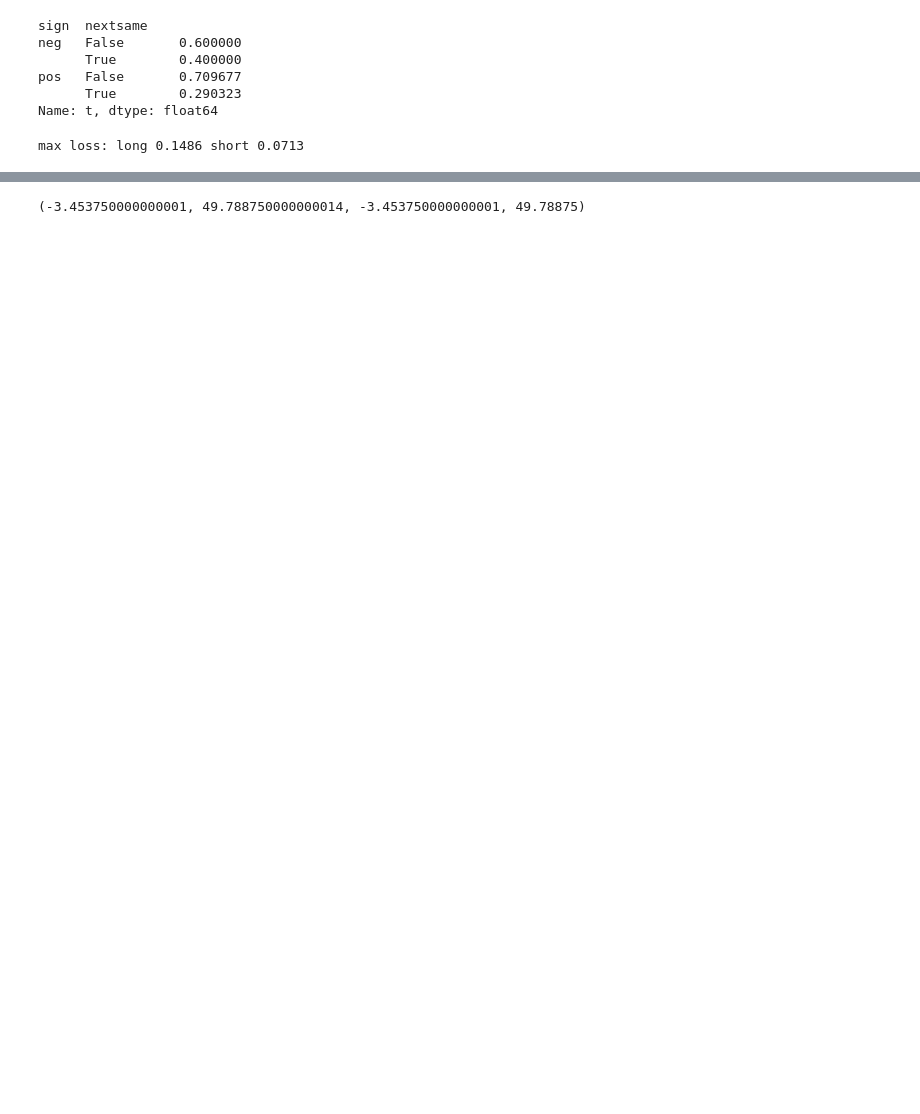
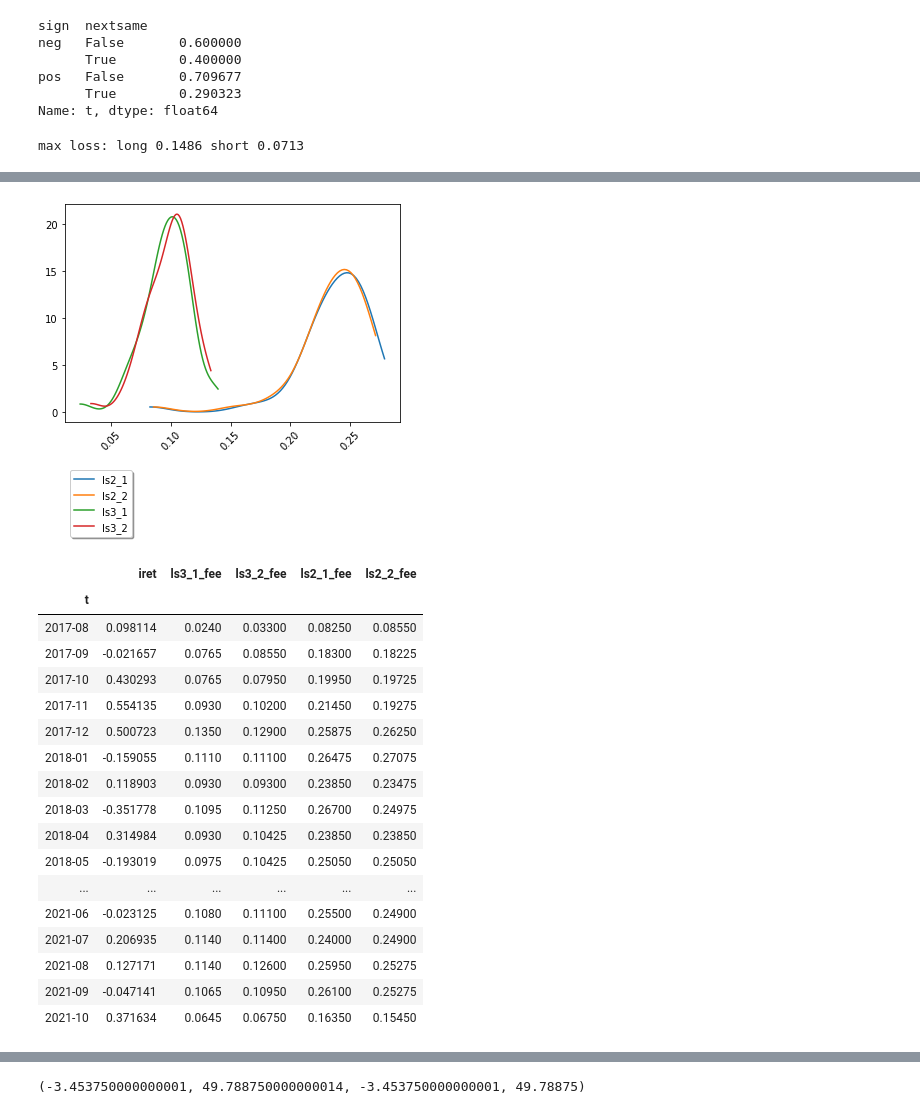
Before and after one commit to antogranell/gdax, a Jupyter notebook: project_index_2.ipynb, the cells around one changed output, grey strips where cells are left out. Cells and saved outputs as stored; diff of their text form; code cells hidden in the pictures; blank space fills up the shorter version.

```diff
--- a/project_index_2.ipynb
+++ b/project_index_2.ipynb
@@ -585,0 +625,28 @@ x.groupby(x.t.dt.to_period("Y") )['iret','ls3_1_no', 'ls3_1', 'ls3_2_no', 'ls3_2
+# %%
+# 1h
+msum = x1h.groupby(x1h.t.dt.to_period("M") )['iret','ls3_1_fee', 'ls3_2_fee', 'ls2_1_fee', 'ls2_2_fee'].sum()
+asys.plot_pdf(msum['ls2_1_fee'], label='ls2_1', show=False)
+asys.plot_pdf(msum['ls2_2_fee'], label='ls2_2', show=False)
+asys.plot_pdf(msum['ls3_1_fee'], label='ls3_1', show=False)
+asys.plot_pdf(msum['ls3_2_fee'], label='ls3_2')
+msum
+# %% [output]
+[figure, added]
+|  | iret | ls3_1_fee | ls3_2_fee | ls2_1_fee | ls2_2_fee |
+| t |  |  |  |  |  |
+| 2017-08 | 0.098114 | 0.0240 | 0.03300 | 0.08250 | 0.08550 |
+| 2017-09 | -0.021657 | 0.0765 | 0.08550 | 0.18300 | 0.18225 |
+| 2017-10 | 0.430293 | 0.0765 | 0.07950 | 0.19950 | 0.19725 |
+| 2017-11 | 0.554135 | 0.0930 | 0.10200 | 0.21450 | 0.19275 |
+| 2017-12 | 0.500723 | 0.1350 | 0.12900 | 0.25875 | 0.26250 |
+| 2018-01 | -0.159055 | 0.1110 | 0.11100 | 0.26475 | 0.27075 |
+| 2018-02 | 0.118903 | 0.0930 | 0.09300 | 0.23850 | 0.23475 |
+| 2018-03 | -0.351778 | 0.1095 | 0.11250 | 0.26700 | 0.24975 |
+| 2018-04 | 0.314984 | 0.0930 | 0.10425 | 0.23850 | 0.23850 |
+| 2018-05 | -0.193019 | 0.0975 | 0.10425 | 0.25050 | 0.25050 |
+| ... | ... | ... | ... | ... | ... |
+| 2021-06 | -0.023125 | 0.1080 | 0.11100 | 0.25500 | 0.24900 |
+| 2021-07 | 0.206935 | 0.1140 | 0.11400 | 0.24000 | 0.24900 |
+| 2021-08 | 0.127171 | 0.1140 | 0.12600 | 0.25950 | 0.25275 |
+| 2021-09 | -0.047141 | 0.1065 | 0.10950 | 0.26100 | 0.25275 |
+| 2021-10 | 0.371634 | 0.0645 | 0.06750 | 0.16350 | 0.15450 |
```
Also changed, not shown: parts of 21 cells of this notebook.
